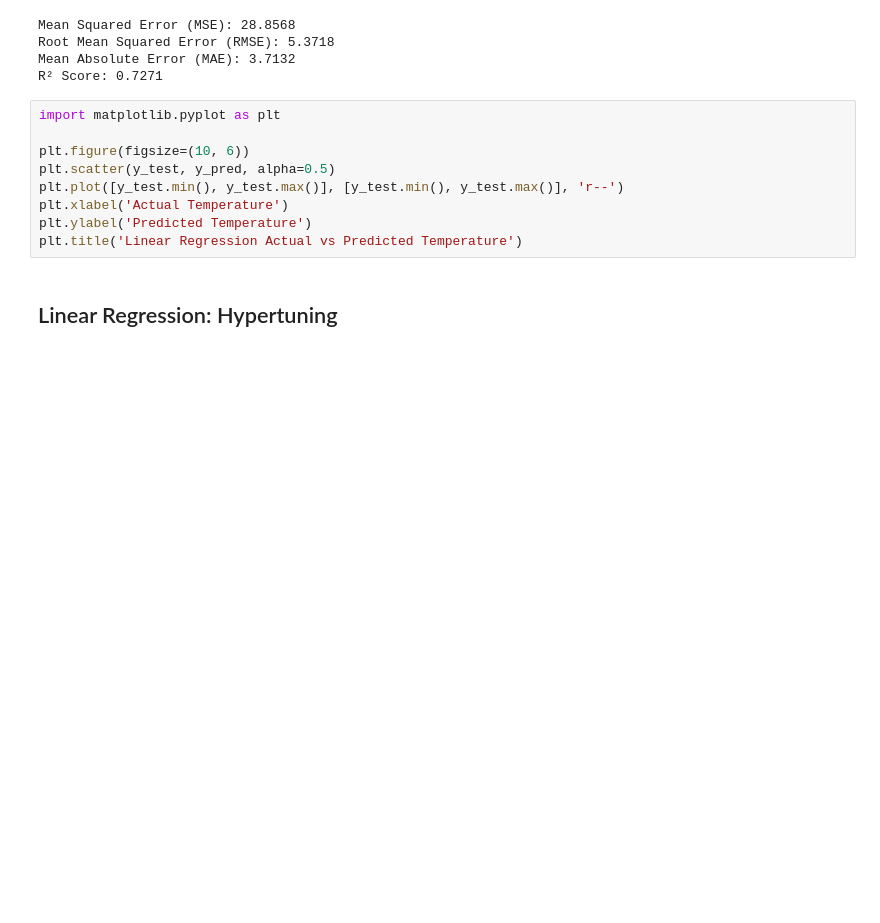
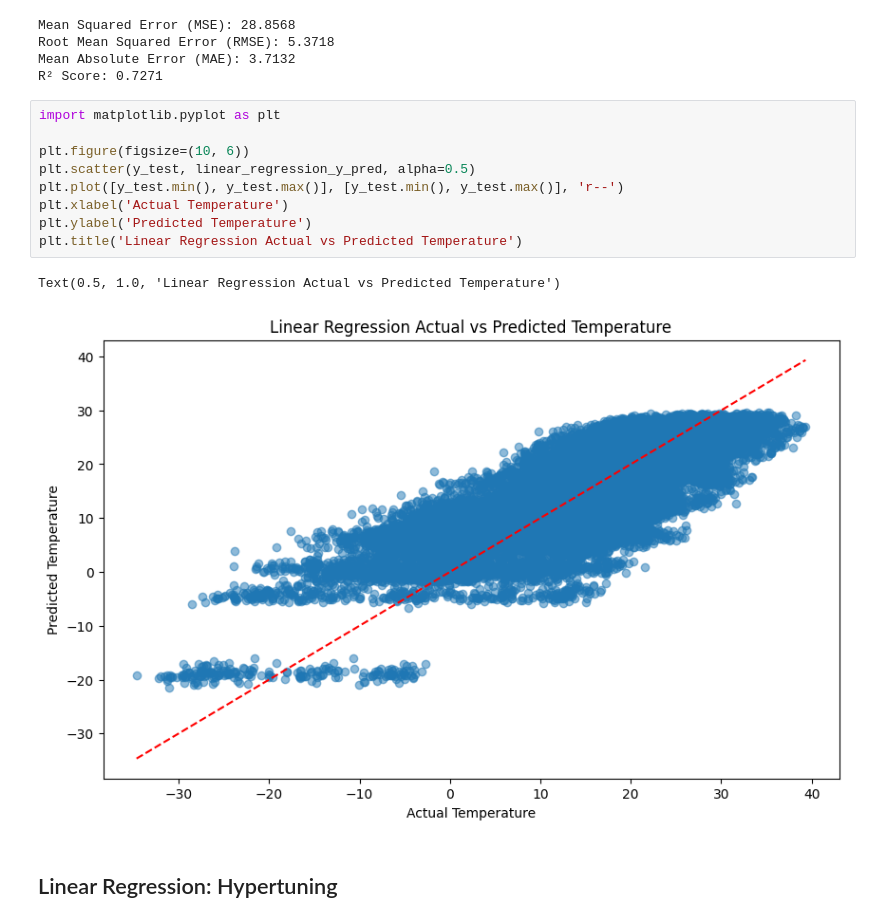
Before and after one commit to HugsAndSquishes/temperature-prediction, a Jupyter notebook: notebooks/modeling.ipynb, the cells around one changed output. Saved outputs shown, nothing was run; the diff lists cells and outputs as text; blank space fills up the shorter version.

```diff
--- a/notebooks/modeling.ipynb
+++ b/notebooks/modeling.ipynb
@@ -101,12 +104,15 @@ R² Score: 0.7271
 # %%
 import matplotlib.pyplot as plt
 
 plt.figure(figsize=(10, 6))
-plt.scatter(y_test, y_pred, alpha=0.5)
+plt.scatter(y_test, linear_regression_y_pred, alpha=0.5)
 plt.plot([y_test.min(), y_test.max()], [y_test.min(), y_test.max()], 'r--')
 plt.xlabel('Actual Temperature')
 plt.ylabel('Predicted Temperature')
 plt.title('Linear Regression Actual vs Predicted Temperature')
+# %% [output]
+Text(0.5, 1.0, 'Linear Regression Actual vs Predicted Temperature')
+[figure, added]
 # %% [markdown]
 ## Linear Regression: Hypertuning
 # %%
```
Also changed, not shown: parts of 6 cells of this notebook, 1 other file.
